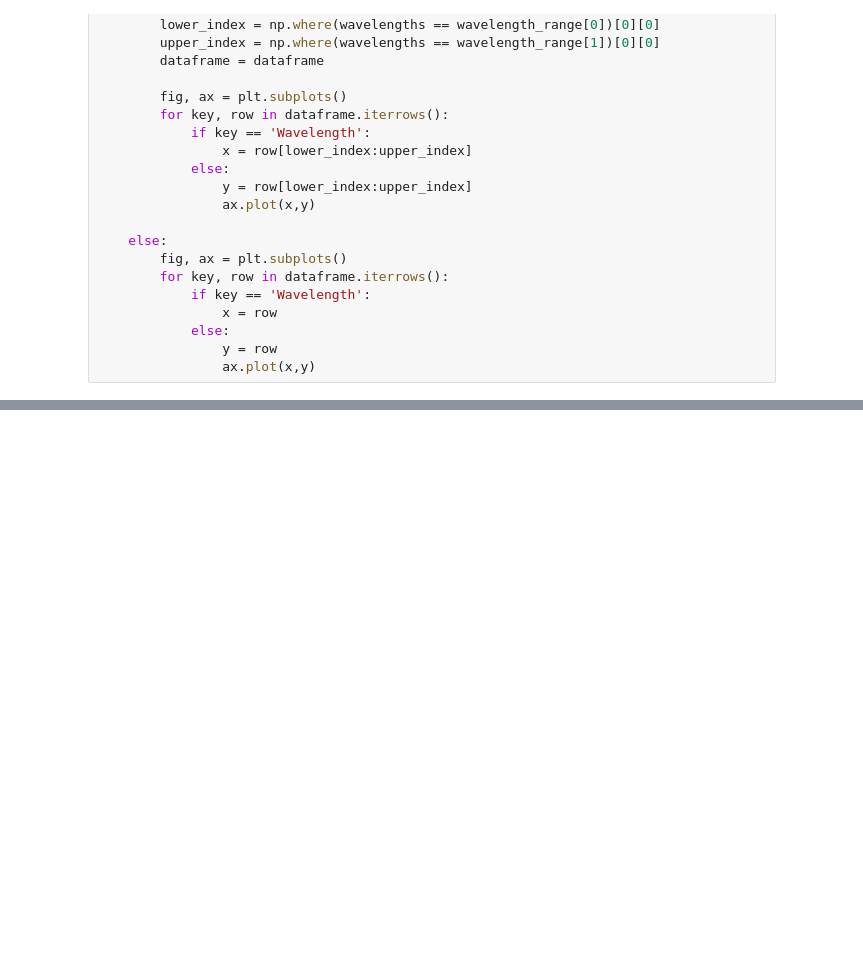
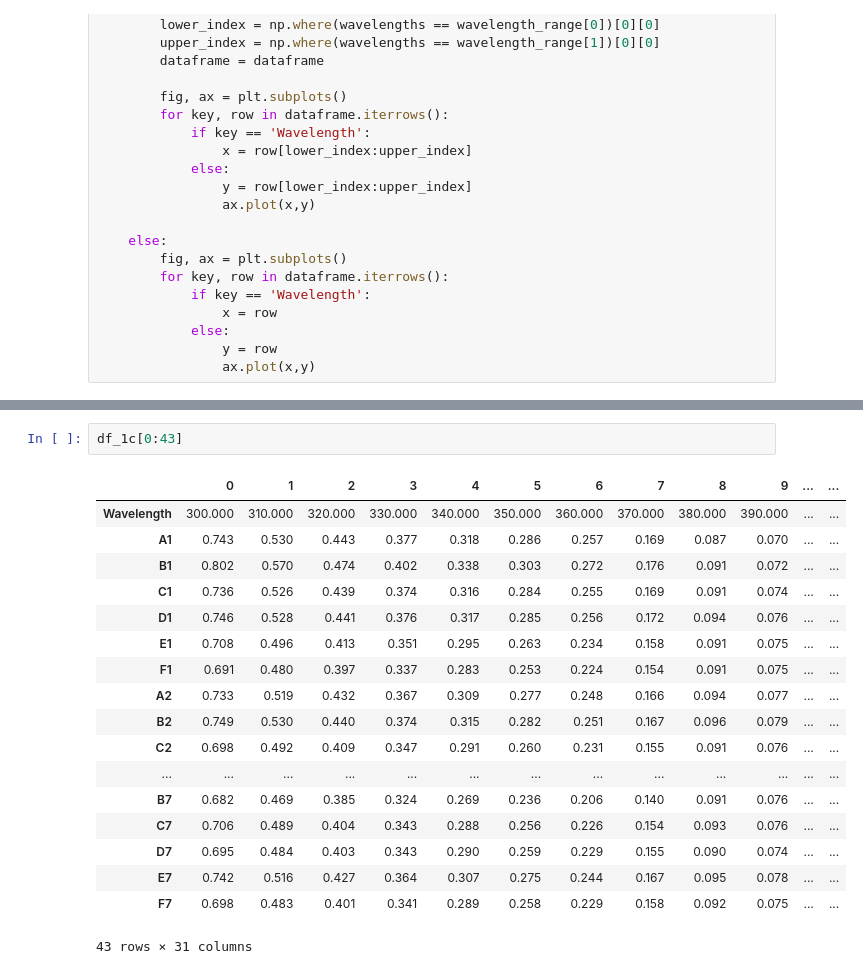
Before and after one commit to pozzo-research-group/OT2Protocols, a Jupyter notebook: ot2protocol/Ouzo_OT2_Sampling/Plate Reader Extract.ipynb, the cells around one changed output, grey strips where cells are left out. Drawn from its saved outputs; the diff is of its cells as text; blank space fills up the shorter version.

```diff
--- a/ot2protocol/Ouzo_OT2_Sampling/Plate Reader Extract.ipynb
+++ b/ot2protocol/Ouzo_OT2_Sampling/Plate Reader Extract.ipynb
@@ -68,0 +82,21 @@ plot_wavelengths(df_1c[0:7])
+# %%
+df_1c[0:43]
+# %% [output]
+|  | 0 | 1 | 2 | 3 | 4 | 5 | 6 | 7 | 8 | 9 | ... | ... |
+| Wavelength | 300.000 | 310.000 | 320.000 | 330.000 | 340.000 | 350.000 | 360.000 | 370.000 | 380.000 | 390.000 | ... | ... |
+| A1 | 0.743 | 0.530 | 0.443 | 0.377 | 0.318 | 0.286 | 0.257 | 0.169 | 0.087 | 0.070 | ... | ... |
+| B1 | 0.802 | 0.570 | 0.474 | 0.402 | 0.338 | 0.303 | 0.272 | 0.176 | 0.091 | 0.072 | ... | ... |
+| C1 | 0.736 | 0.526 | 0.439 | 0.374 | 0.316 | 0.284 | 0.255 | 0.169 | 0.091 | 0.074 | ... | ... |
+| D1 | 0.746 | 0.528 | 0.441 | 0.376 | 0.317 | 0.285 | 0.256 | 0.172 | 0.094 | 0.076 | ... | ... |
+| E1 | 0.708 | 0.496 | 0.413 | 0.351 | 0.295 | 0.263 | 0.234 | 0.158 | 0.091 | 0.075 | ... | ... |
+| F1 | 0.691 | 0.480 | 0.397 | 0.337 | 0.283 | 0.253 | 0.224 | 0.154 | 0.091 | 0.075 | ... | ... |
+| A2 | 0.733 | 0.519 | 0.432 | 0.367 | 0.309 | 0.277 | 0.248 | 0.166 | 0.094 | 0.077 | ... | ... |
+| B2 | 0.749 | 0.530 | 0.440 | 0.374 | 0.315 | 0.282 | 0.251 | 0.167 | 0.096 | 0.079 | ... | ... |
+| C2 | 0.698 | 0.492 | 0.409 | 0.347 | 0.291 | 0.260 | 0.231 | 0.155 | 0.091 | 0.076 | ... | ... |
+| ... | ... | ... | ... | ... | ... | ... | ... | ... | ... | ... | ... | ... |
+| B7 | 0.682 | 0.469 | 0.385 | 0.324 | 0.269 | 0.236 | 0.206 | 0.140 | 0.091 | 0.076 | ... | ... |
+| C7 | 0.706 | 0.489 | 0.404 | 0.343 | 0.288 | 0.256 | 0.226 | 0.154 | 0.093 | 0.076 | ... | ... |
+| D7 | 0.695 | 0.484 | 0.403 | 0.343 | 0.290 | 0.259 | 0.229 | 0.155 | 0.090 | 0.074 | ... | ... |
+| E7 | 0.742 | 0.516 | 0.427 | 0.364 | 0.307 | 0.275 | 0.244 | 0.167 | 0.095 | 0.078 | ... | ... |
+| F7 | 0.698 | 0.483 | 0.401 | 0.341 | 0.289 | 0.258 | 0.229 | 0.158 | 0.092 | 0.075 | ... | ... |
+43 rows × 31 columns
```
Also changed, not shown: parts of 6 cells of this notebook, 2 other files.
